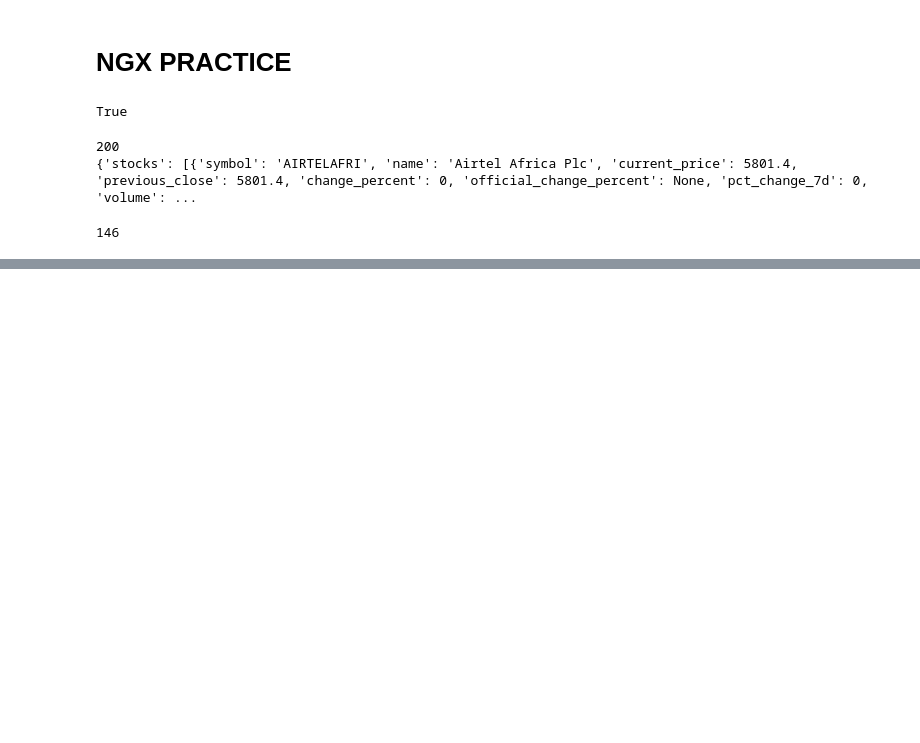
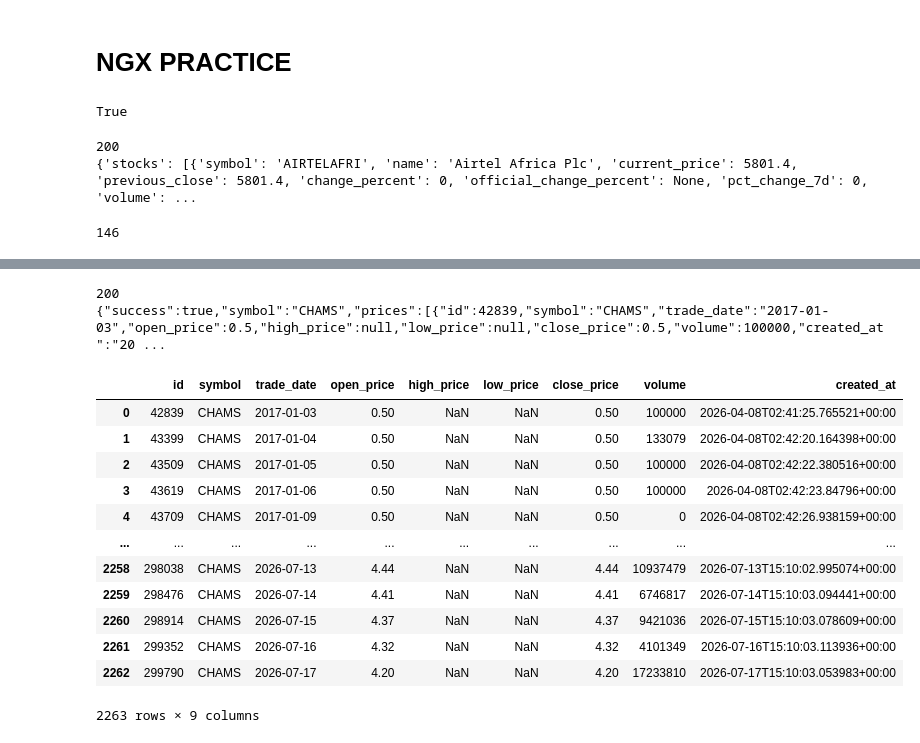
Before and after one commit to Udeani4/SectorLevel_StockPerformance_Predictoion, a Jupyter notebook: ngx_practice.ipynb, the cells around one changed output, grey strips where cells are left out. Saved outputs shown, nothing was run; the diff lists cells and outputs as text; code cells hidden in the pictures; blank space fills up the shorter version.

```diff
--- a/ngx_practice.ipynb
+++ b/ngx_practice.ipynb
@@ -37,0 +173,41 @@ len(data['stocks'])
+# %%
+url = "https://www.ngxpulse.ng/api/ngxdata/prices/CHAMS"
+
+headers = {
+    "X-API-Key": ngx_api_key
+}
+
+params = {
+    "from": "2017-01-01",
+    "to": "2026-07-18"
+}
+
+response = requests.get(
+    url,
+    headers=headers,
+    params=params
+)
+
+print(response.status_code)
+print(response.text)
+
+data=response.text
+DATA=json.loads(data)
+df=pd.DataFrame(DATA['prices'])
+df
+# %% [output]
+200
+{"success":true,"symbol":"CHAMS","prices":[{"id":42839,"symbol":"CHAMS","trade_date":"2017-01-03","open_price":0.5,"high_price":null,"low_price":null,"close_price":0.5,"volume":100000,"created_at":"20 ...
+|  | id | symbol | trade_date | open_price | high_price | low_price | close_price | volume | created_at |
+| 0 | 42839 | CHAMS | 2017-01-03 | 0.50 | NaN | NaN | 0.50 | 100000 | 2026-04-08T02:41:25.765521+00:00 |
+| 1 | 43399 | CHAMS | 2017-01-04 | 0.50 | NaN | NaN | 0.50 | 133079 | 2026-04-08T02:42:20.164398+00:00 |
+| 2 | 43509 | CHAMS | 2017-01-05 | 0.50 | NaN | NaN | 0.50 | 100000 | 2026-04-08T02:42:22.380516+00:00 |
+| 3 | 43619 | CHAMS | 2017-01-06 | 0.50 | NaN | NaN | 0.50 | 100000 | 2026-04-08T02:42:23.84796+00:00 |
+| 4 | 43709 | CHAMS | 2017-01-09 | 0.50 | NaN | NaN | 0.50 | 0 | 2026-04-08T02:42:26.938159+00:00 |
+| ... | ... | ... | ... | ... | ... | ... | ... | ... | ... |
+| 2258 | 298038 | CHAMS | 2026-07-13 | 4.44 | NaN | NaN | 4.44 | 10937479 | 2026-07-13T15:10:02.995074+00:00 |
+| 2259 | 298476 | CHAMS | 2026-07-14 | 4.41 | NaN | NaN | 4.41 | 6746817 | 2026-07-14T15:10:03.094441+00:00 |
+| 2260 | 298914 | CHAMS | 2026-07-15 | 4.37 | NaN | NaN | 4.37 | 9421036 | 2026-07-15T15:10:03.078609+00:00 |
+| 2261 | 299352 | CHAMS | 2026-07-16 | 4.32 | NaN | NaN | 4.32 | 4101349 | 2026-07-16T15:10:03.113936+00:00 |
+| 2262 | 299790 | CHAMS | 2026-07-17 | 4.20 | NaN | NaN | 4.20 | 17233810 | 2026-07-17T15:10:03.053983+00:00 |
+2263 rows × 9 columns
```
Also changed, not shown: parts of 18 cells of this notebook, 2 other files.
